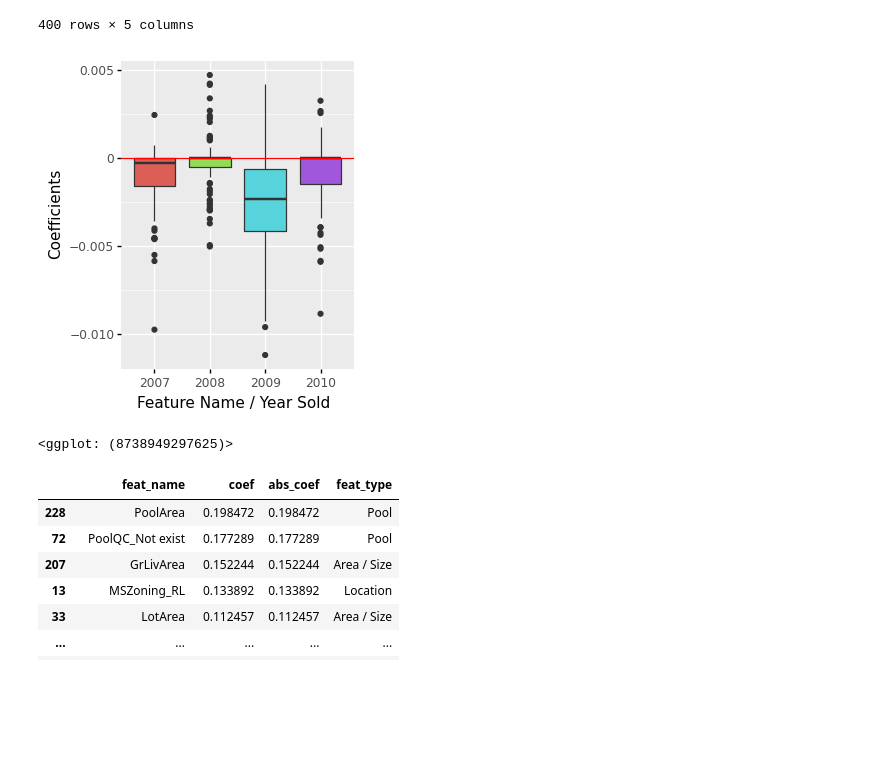
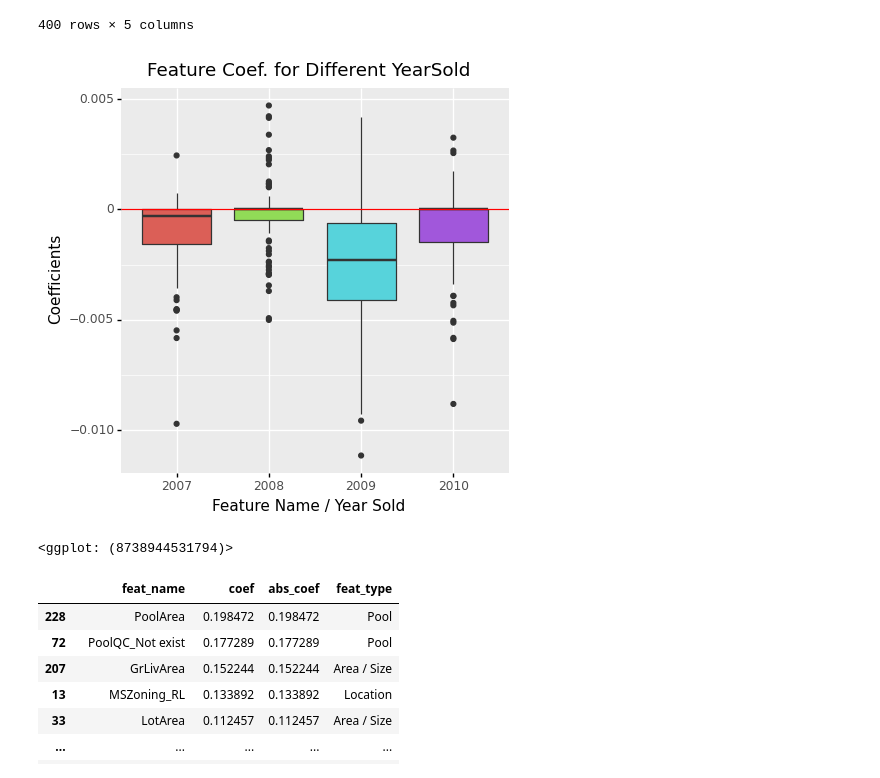
Before and after one commit to dehuihou/ames_house_price, a Jupyter notebook: sta208_final_project_lasso.ipynb, the cells around one changed output. Saved outputs shown, nothing was run; the diff lists cells and outputs as text; code cells hidden in the pictures; blank space fills up the shorter version.

Commit message:
update figures

```diff
--- a/sta208_final_project_lasso.ipynb
+++ b/sta208_final_project_lasso.ipynb
@@ -346,16 +352,17 @@ YrSold_feat_coef_df
 # %%
 # Note: baseline is 2006, which is not encoded as a new feature
 (
     p9.ggplot(YrSold_feat_coef_df, p9.aes('year', 'coef', fill='year'))
     + p9.geom_boxplot()
     + p9.geom_hline(yintercept=0, color='r')
     + p9.xlab('Feature Name / Year Sold')
     + p9.ylab('Coefficients')
-    + p9.theme(figure_size=(3, 4), legend_position='none')
+    + p9.ggtitle('Feature Coef. for Different YearSold')
+    + p9.theme(figure_size=(5, 5), legend_position='none')
 )
 # %% [output]
-[figure, old version]
+[figure, new version]
-<ggplot: (8738949297625)>
+<ggplot: (8738944531794)>
 # %%
 feat_coef_df[feat_coef_df['abs_coef'] > 0]
 # %% [output]
```
Also changed, not shown: parts of 5 cells of this notebook, 2 other files.
